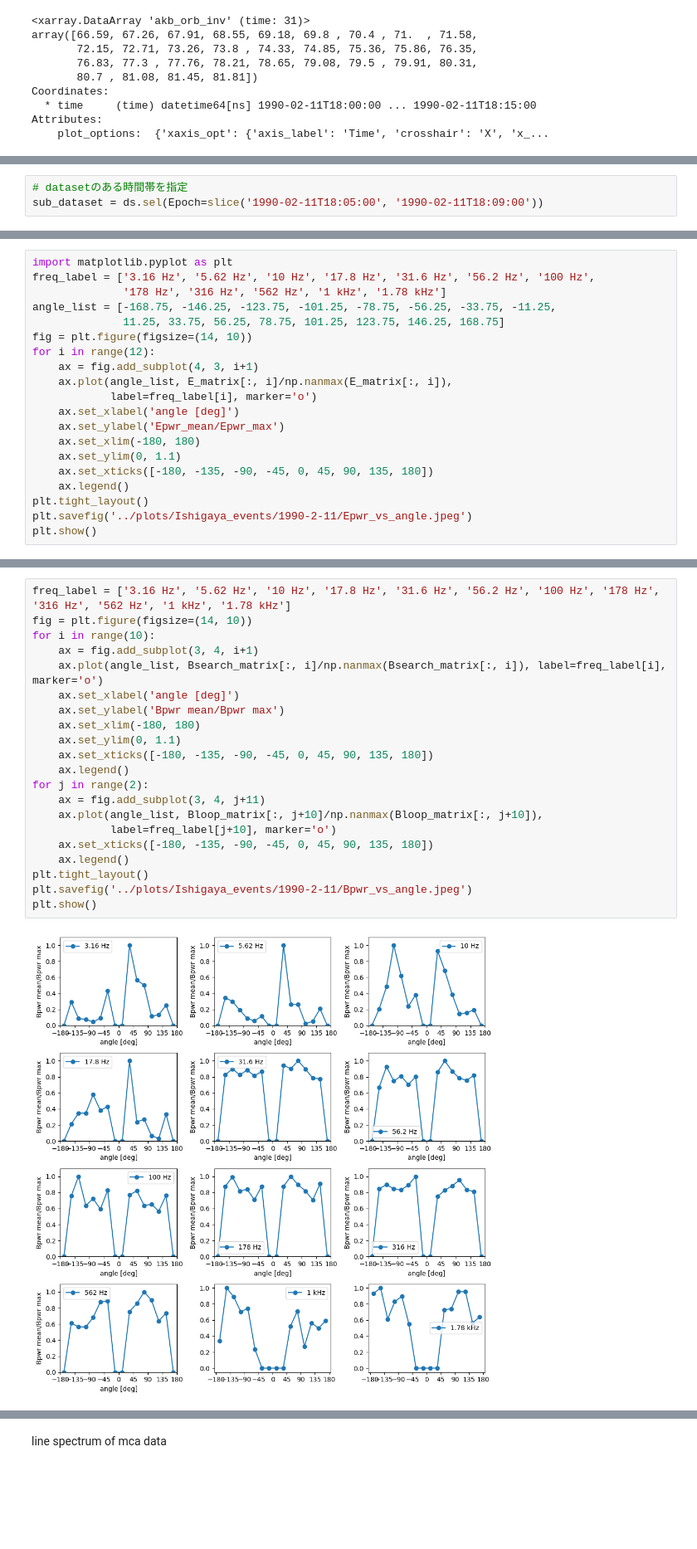
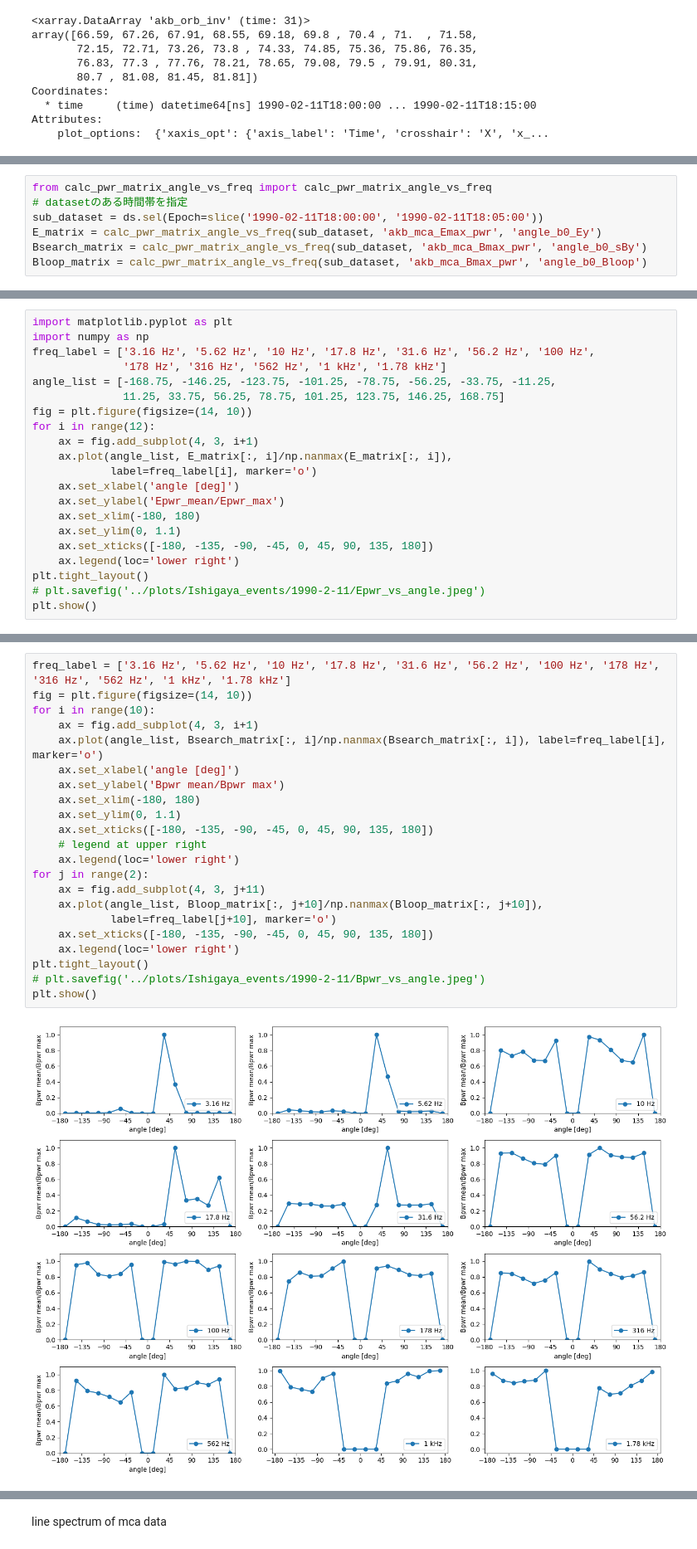
Before and after one commit to shuji-onosawa/akebono_analysis, a Jupyter notebook: src/ishigaya_extend.ipynb, the cells around one changed output, grey strips where cells are left out. Shown at 83% size. Drawn from its saved outputs; the diff is of its cells as text; blank space fills up the shorter version.

```diff
--- a/src/ishigaya_extend.ipynb
+++ b/src/ishigaya_extend.ipynb
@@ -1074,5 +1074,9 @@ pytplot.tplot(['akb_mca_Emax_pwr', 'angle_b0_Ey', 'akb_mca_Bmax_pwr', 'angle_b0_
 # %% [output]
 [figure]
 # %%
+from calc_pwr_matrix_angle_vs_freq import calc_pwr_matrix_angle_vs_freq
 # datasetのある時間帯を指定
-sub_dataset = ds.sel(Epoch=slice('1990-02-11T18:05:00', '1990-02-11T18:09:00'))
+sub_dataset = ds.sel(Epoch=slice('1990-02-11T18:00:00', '1990-02-11T18:05:00'))
+E_matrix = calc_pwr_matrix_angle_vs_freq(sub_dataset, 'akb_mca_Emax_pwr', 'angle_b0_Ey')
+Bsearch_matrix = calc_pwr_matrix_angle_vs_freq(sub_dataset, 'akb_mca_Bmax_pwr', 'angle_b0_sBy')
+Bloop_matrix = calc_pwr_matrix_angle_vs_freq(sub_dataset, 'akb_mca_Bmax_pwr', 'angle_b0_Bloop')
@@ -1084,5 +1083,6 @@ Bloop_matrix = calc_pwr_matrix_angle_vs_freq(sub_dataset, 'akb_mca_Bmax_pwr', 'a
 # %%
 import matplotlib.pyplot as plt
+import numpy as np
 freq_label = ['3.16 Hz', '5.62 Hz', '10 Hz', '17.8 Hz', '31.6 Hz', '56.2 Hz', '100 Hz',
               '178 Hz', '316 Hz', '562 Hz', '1 kHz', '1.78 kHz']
 angle_list = [-168.75, -146.25, -123.75, -101.25, -78.75, -56.25, -33.75, -11.25,
@@ -1097,8 +1097,8 @@ for i in range(12):
     ax.set_xlim(-180, 180)
     ax.set_ylim(0, 1.1)
     ax.set_xticks([-180, -135, -90, -45, 0, 45, 90, 135, 180])
-    ax.legend()
+    ax.legend(loc='lower right')
 plt.tight_layout()
-plt.savefig('../plots/Ishigaya_events/1990-2-11/Epwr_vs_angle.jpeg')
+# plt.savefig('../plots/Ishigaya_events/1990-2-11/Epwr_vs_angle.jpeg')
 plt.show()
 # %% [output]
@@ -1106,24 +1106,25 @@ plt.show()
 # %%
 freq_label = ['3.16 Hz', '5.62 Hz', '10 Hz', '17.8 Hz', '31.6 Hz', '56.2 Hz', '100 Hz', '178 Hz', '316 Hz', '562 Hz', '1 kHz', '1.78 kHz']
 fig = plt.figure(figsize=(14, 10))
 for i in range(10):
-    ax = fig.add_subplot(3, 4, i+1)
+    ax = fig.add_subplot(4, 3, i+1)
     ax.plot(angle_list, Bsearch_matrix[:, i]/np.nanmax(Bsearch_matrix[:, i]), label=freq_label[i], marker='o')
     ax.set_xlabel('angle [deg]')
     ax.set_ylabel('Bpwr mean/Bpwr max')
     ax.set_xlim(-180, 180)
     ax.set_ylim(0, 1.1)
     ax.set_xticks([-180, -135, -90, -45, 0, 45, 90, 135, 180])
-    ax.legend()
+    # legend at upper right
+    ax.legend(loc='lower right')
 for j in range(2):
-    ax = fig.add_subplot(3, 4, j+11)
+    ax = fig.add_subplot(4, 3, j+11)
     ax.plot(angle_list, Bloop_matrix[:, j+10]/np.nanmax(Bloop_matrix[:, j+10]),
             label=freq_label[j+10], marker='o')
     ax.set_xticks([-180, -135, -90, -45, 0, 45, 90, 135, 180])
-    ax.legend()
+    ax.legend(loc='lower right')
 plt.tight_layout()
-plt.savefig('../plots/Ishigaya_events/1990-2-11/Bpwr_vs_angle.jpeg')
+# plt.savefig('../plots/Ishigaya_events/1990-2-11/Bpwr_vs_angle.jpeg')
 plt.show()
 # %% [output]
-[figure, old version]
+[figure, new version]
 # %%
```
Also changed, not shown: parts of 4 cells of this notebook, 2 other files.
